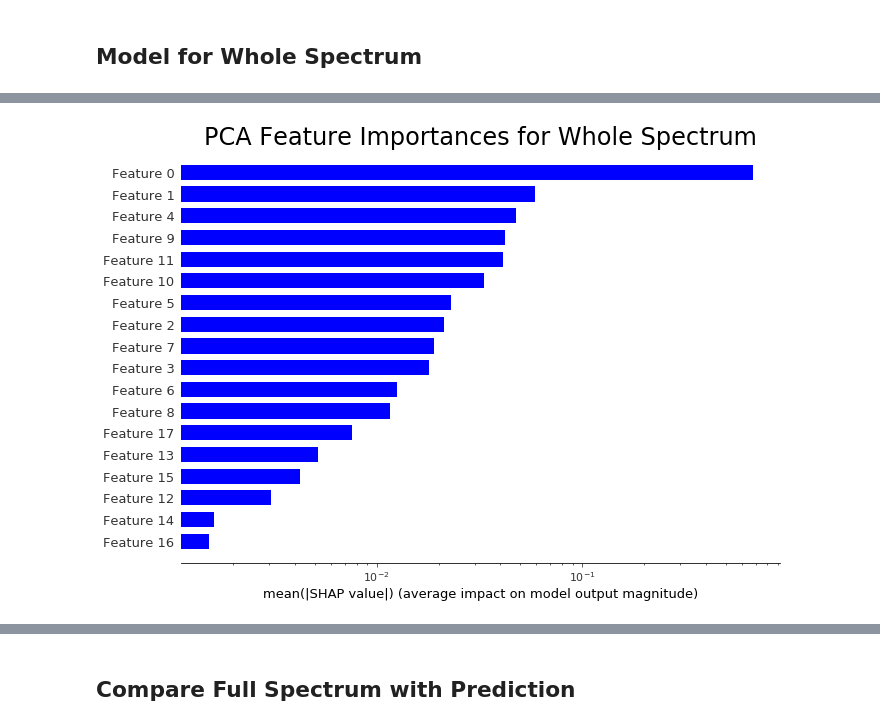
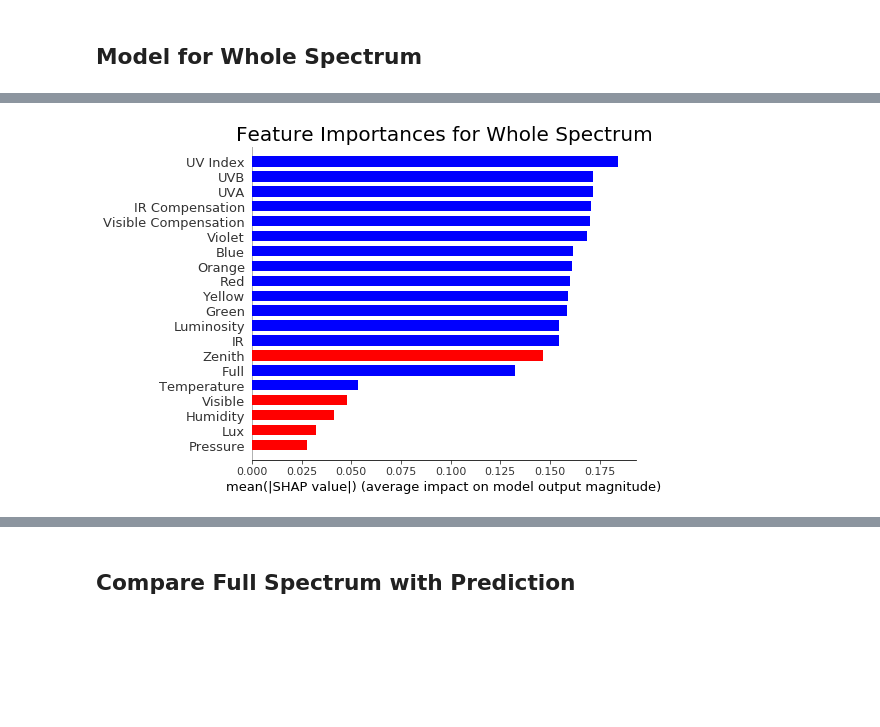
Before and after one commit to yichigo/Light-Sensors-Calibration, a Jupyter notebook: model_MLP_whole.ipynb, the cells around one changed output, grey strips where cells are left out. Drawn from its saved outputs; the diff is of its cells as text; code cells hidden in the pictures; blank space fills up the shorter version.

```diff
--- a/model_MLP_whole.ipynb
+++ b/model_MLP_whole.ipynb
@@ -420,7 +423,0 @@ ImportError: IProgress not found. Please update jupyter and ipywidgets. See http
-# %%
-# Create object that can calculate shap values
-num_shap = 10
-explainer = shap.KernelExplainer(regr.predict, X_train_scaled_DR_scaled[:num_shap])
-# Calculate shap_values
-shap_values = explainer.shap_values(X_train_scaled_DR_scaled[:num_shap])
-shap_values
@@ -446,12 +436,13 @@ plt.tight_layout()
 # %%
 # plot
-max_display = n_components
-shap.summary_plot(np.mean(shap_values, axis = 0), X_train_scaled_DR_scaled[:num_shap],
-                  plot_size=(10,max_display/2.5),#'auto'
+max_display = num_features
+shap_values = pca.inverse_transform(shap_values_DR)
+shap.summary_plot(shap_values, X_train_scaled[:num_shap],
+                  feature_names = features,
+                  plot_size=(8,max_display/3.5),#'auto'
                   max_display = max_display,
-                  show=False,
-                  plot_type = 'dot'
+                  show=False
                  )
 plt.tight_layout()
-# plt.savefig(dir_out + 'whole' + '/MLP_shap_whole' + structure + '.png')
+plt.savefig(dir_out + 'whole' + '/MLP_shap_'+ 'whole' +structure+'.png')
 # %% [output]
@@ -459,14 +478,29 @@ AssertionError: Summary plots need a matrix of shap_values, not a vector.
 # %%
-shap.summary_plot(np.mean(shap_values, axis = 0), X_train_scaled_DR_scaled[:num_shap],
-                  plot_size=(10,max_display/2.5),#'auto'
-                  color = 'blue',
+importances = np.mean(np.abs(shap_values), axis = 0)
+indices = np.argsort(importances)
+
+# color positive/negative impact blue/red
+colormap = {1:'blue',-1:'red', 0:'grey'}
+sign = np.array([])
+for i in range(num_features):
+    sign_i = np.sign(np.corrcoef(X_train_scaled[:,i], Y_train_scaled.mean(axis = 1))[0,1])
+    sign = np.append(sign, sign_i)
+
+sign = sign[indices]
+color = [colormap[x] for x in sign]
+
+shap.summary_plot(shap_values, X_train_scaled[:num_shap],
+                  feature_names = features,
+                  plot_size=(8,max_display/3.5),#'auto'
+                  color = color,
                   max_display = max_display,
-                  show=False,
+                  show = False,
                   plot_type = 'bar'
                  )
-plt.xscale("log")
-plt.title('PCA Feature Importances for Whole Spectrum')
+
+#plt.xscale("log")
+plt.title('Feature Importances for Whole Spectrum', fontsize = 20)
 plt.tight_layout()
-plt.savefig(dir_out + 'whole' + '/MLP_PCAImportances_whole' + structure +'.png')
+plt.savefig(dir_out + 'whole' + '/MLP_Importances_' + 'whole' + structure +'.png')
 # %% [output]
-[figure, old version]
+[figure, new version]
```
Also changed, not shown: parts of 34 cells of this notebook, 9 other files.
